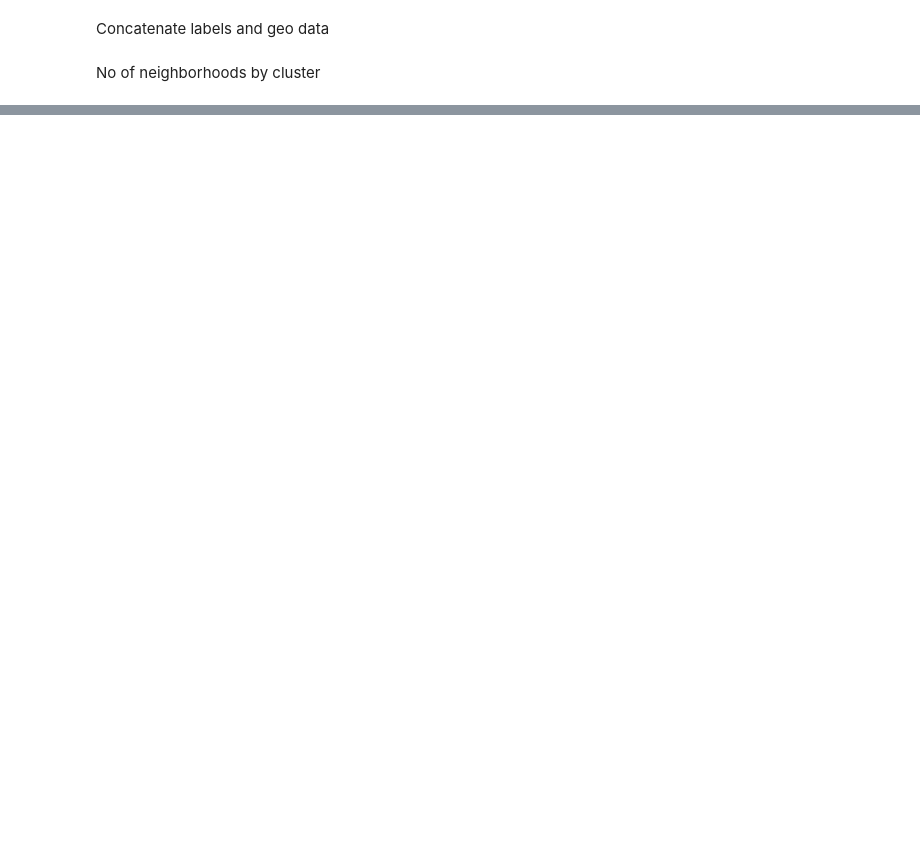
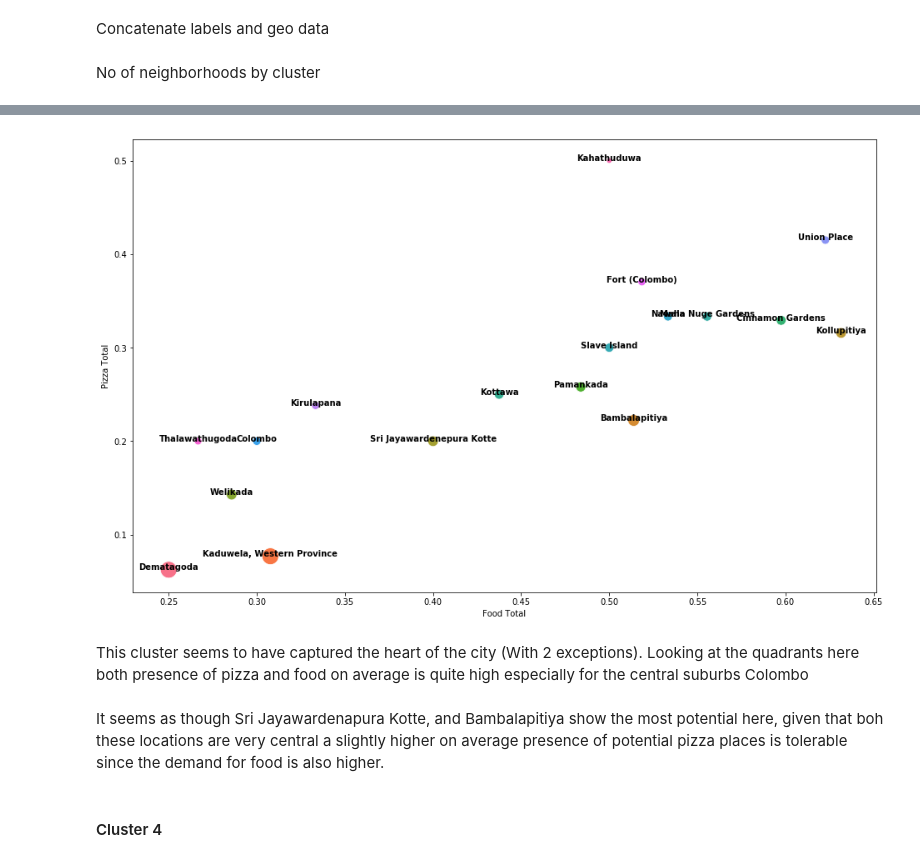
Before and after one commit to rayanthas/Applied-Data-Science-Capstone-Project, a Jupyter notebook: Data Science Capstone Project Notebook.ipynb, the cells around one changed output, grey strips where cells are left out. Drawn from its saved outputs; the diff is of its cells as text; code cells hidden in the pictures; blank space fills up the shorter version.

```diff
--- a/Data Science Capstone Project Notebook.ipynb
+++ b/Data Science Capstone Project Notebook.ipynb
@@ -384,0 +728,4 @@ Name: Cluster Labels, dtype: int64
+# %%
+cluster6['Food Total']=cluster6[food_var].sum(axis=1)
+cluster6['Pizza Total']=cluster6[pizza_var].sum(axis=1)
+cluster6['Food Pizza Ratio']=cluster6['Food Total']/cluster6['Pizza Total']
@@ -384,0 +751,5 @@ Name: Cluster Labels, dtype: int64
+# %%
+pizza6=(cluster6[['Neighborhood','Food Total','Pizza Total','Food Pizza Ratio']].sort_values('Food Pizza Ratio',ascending=False)
+                                                                         .replace(np.inf,np.nan)
+                                                                         .dropna())
+pizza6.head()
@@ -384,0 +763,17 @@ Name: Cluster Labels, dtype: int64
+# %%
+plt.figure(figsize=(16,10))
+ax=sns.scatterplot(data=pizza6,x='Food Total',y='Pizza Total',hue='Neighborhood',size='Food Pizza Ratio',sizes=(40,400))
+# Put the legend out of the figure
+#plt.legend(bbox_to_anchor=(1.05, 1), loc=2, borderaxespad=0.)
+ax.legend().remove()
+
+for line in range(0,pizza6.shape[0]):
+     ax.text(pizza6['Food Total'].iloc[line], pizza6['Pizza Total'].iloc[line], pizza6.Neighborhood.iloc[line], horizontalalignment='center', size='medium', color='black', weight='semibold')
+# %% [output]
+[figure, added]
+# %% [markdown]
+This cluster seems to have captured the heart of the city (With 2 exceptions). Looking at the quadrants here both presence of pizza and food on average is quite high especially for the central suburbs Colombo
+# %% [markdown]
+It seems as though Sri Jayawardenapura Kotte, and Bambalapitiya show the most potential here, given that boh these locations are very central a slightly higher on average presence of potential pizza places is tolerable since the demand for food is also higher.
+# %% [markdown]
+#### Cluster 4
```
Also changed, not shown: parts of 45 cells of this notebook.
